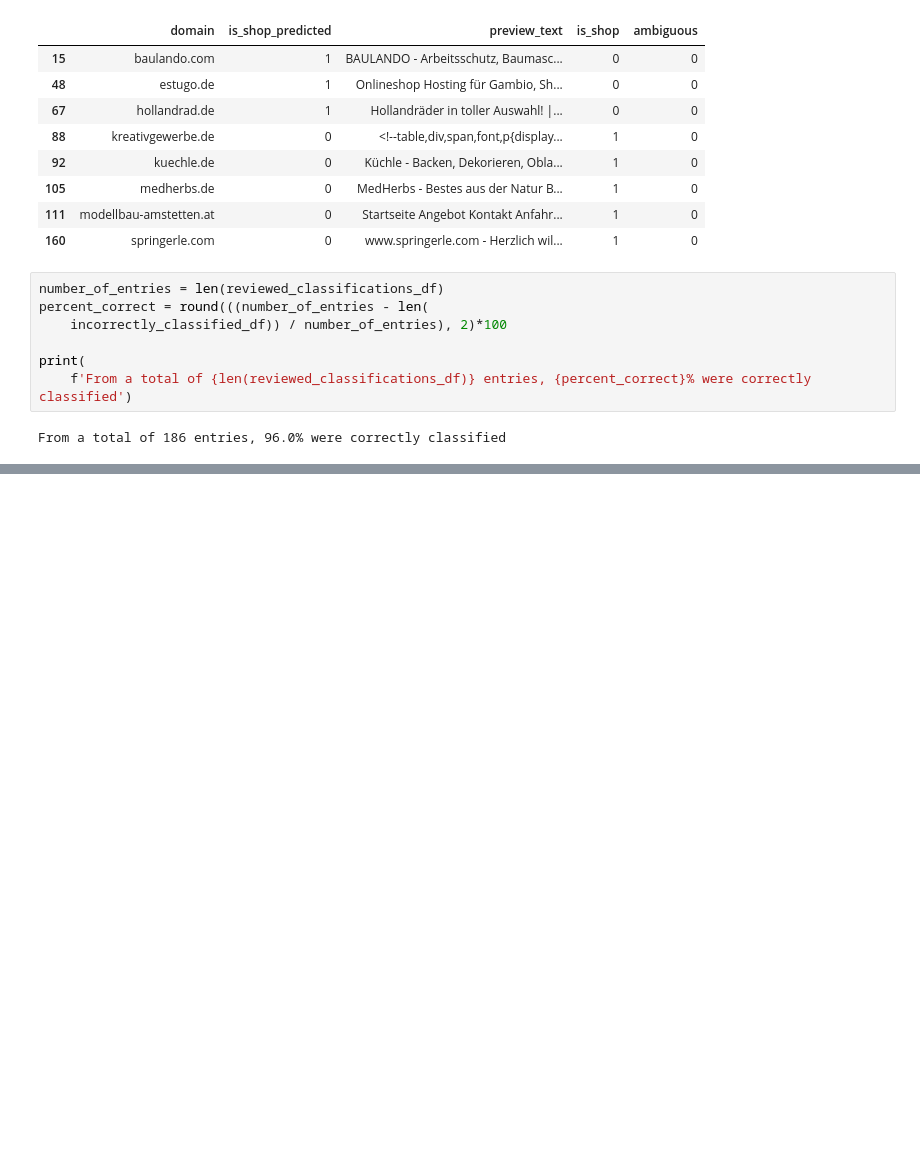
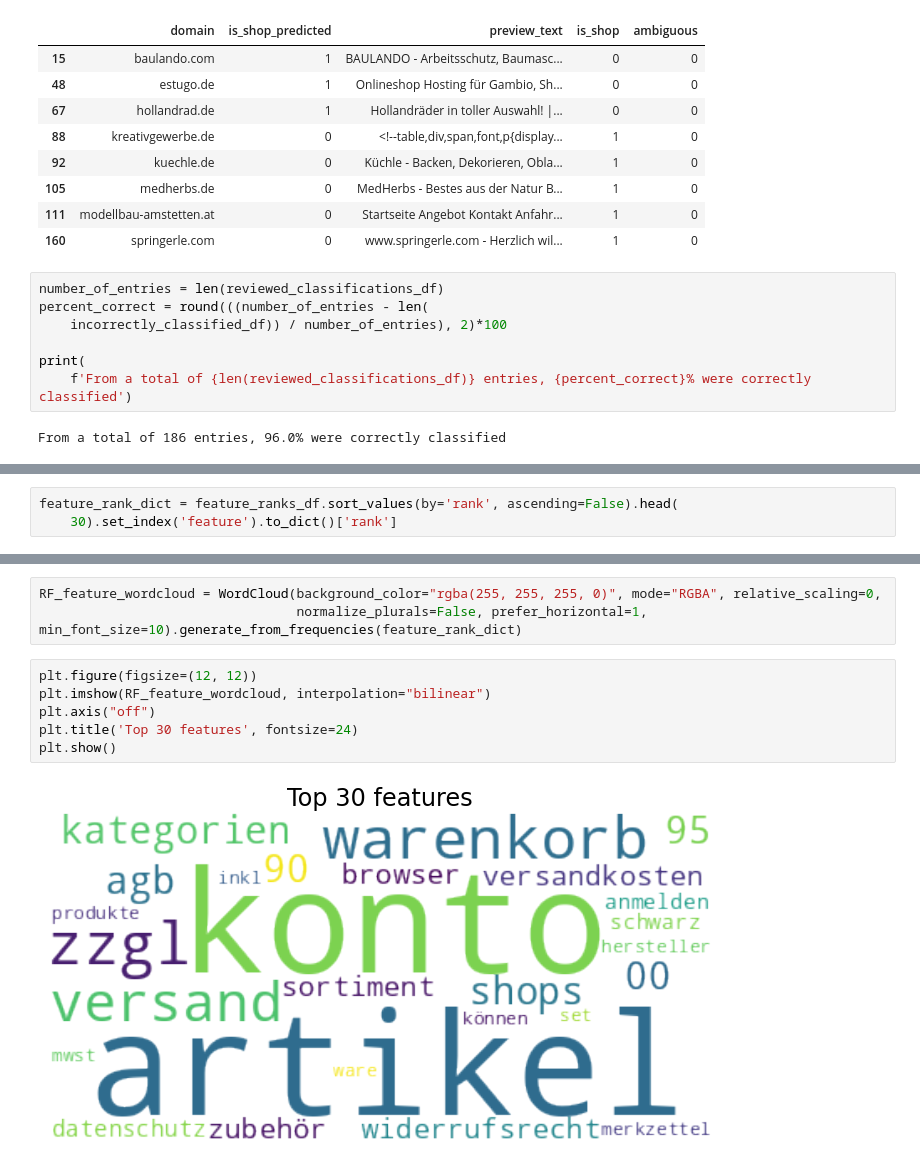
Before and after one commit to schi/NLP-technical-interview, a Jupyter notebook: notebook.ipynb, the cells around one changed output, grey strips where cells are left out. Saved outputs shown, nothing was run; the diff lists cells and outputs as text; blank space fills up the shorter version.

```diff
--- a/notebook.ipynb
+++ b/notebook.ipynb
@@ -573,0 +640,3 @@ I don't want to dive any deeper into analysis of this data, as I don't feel like
+# %%
+feature_rank_dict = feature_ranks_df.sort_values(by='rank', ascending=False).head(
+    30).set_index('feature').to_dict()['rank']
@@ -573,0 +735,11 @@ I don't want to dive any deeper into analysis of this data, as I don't feel like
+# %%
+RF_feature_wordcloud = WordCloud(background_color="rgba(255, 255, 255, 0)", mode="RGBA", relative_scaling=0,
+                                 normalize_plurals=False, prefer_horizontal=1, min_font_size=10).generate_from_frequencies(feature_rank_dict)
+# %%
+plt.figure(figsize=(12, 12))
+plt.imshow(RF_feature_wordcloud, interpolation="bilinear")
+plt.axis("off")
+plt.title('Top 30 features', fontsize=24)
+plt.show()
+# %% [output]
+[figure, added]
```
Also changed, not shown: parts of 36 cells of this notebook, 12 other files.
